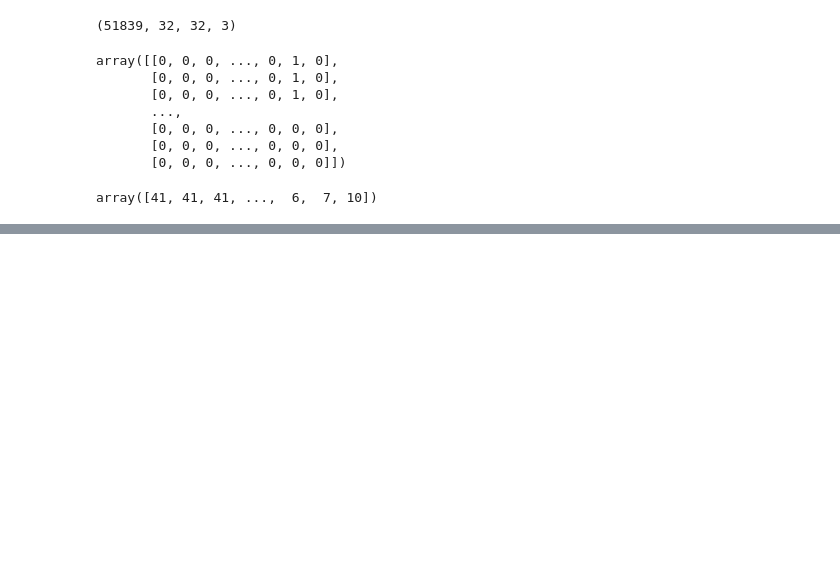
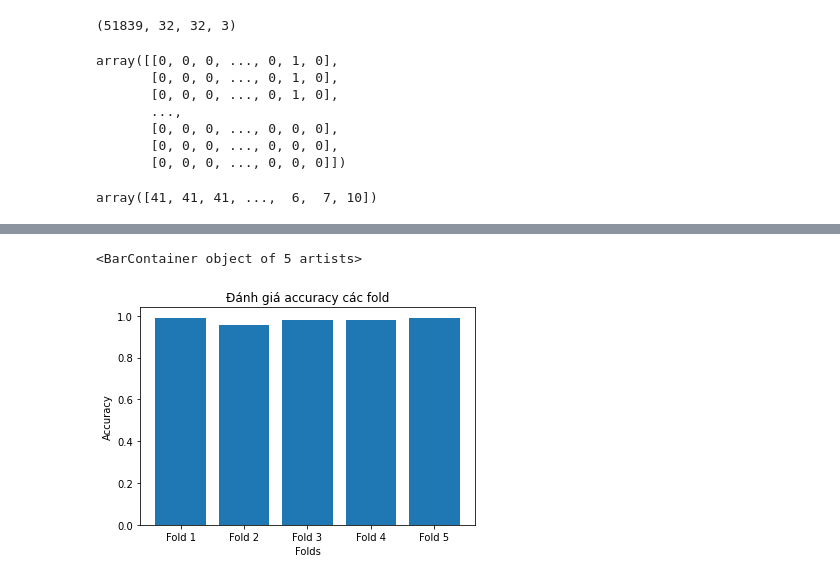
Before and after one commit to hoangdh1/TrafficSignClassification, a Jupyter notebook: TrafficSignClassification.ipynb, the cells around one changed output, grey strips where cells are left out. Cells and saved outputs as stored; diff of their text form; code cells hidden in the pictures; blank space fills up the shorter version.

```diff
--- a/TrafficSignClassification.ipynb
+++ b/TrafficSignClassification.ipynb
@@ -1839,9 +1878,12 @@ cd
 # %%
-np.save("accs",accs)
-np.save("precs",precs)
-np.save("recs",recs)
-np.save("f1s",f1s)
-imgs=np.load('/content/drive/MyDrive/Project1/imgs.npy')
+# np.save("accs", accs)
+# np.save("precs", precs)
+# np.save("recs", recs)
+# np.save("f1s", f1s)
+accs=np.load('/content/gdrive/MyDrive/BTL_ML/saved_model/model_final/accs.npy')
+precs=np.load('/content/gdrive/MyDrive/BTL_ML/saved_model/model_final/precs.npy')
+recs=np.load('/content/gdrive/MyDrive/BTL_ML/saved_model/model_final/recs.npy')
+f1s=np.load('/content/gdrive/MyDrive/BTL_ML/saved_model/model_final/f1s.npy')
 # %%
 # In kết quả tổng thể
 print('* Chi tiết các fold')
@@ -1852,0 +1904,10 @@ print(f'> Accuracy: {np.mean(accs)} (Độ lệch +- {np.std(accs)}), Precision:
+# %%
+folds = ['Fold 1', 'Fold 2', 'Fold 3', 'Fold 4', 'Fold 5']
+plt.title("Đánh giá accuracy các fold")
+plt.xlabel('Folds')
+plt.ylabel('Accuracy')
+plt.bar(folds, accs)
+# plt.savefig('accs.png')
+# %% [output]
+<BarContainer object of 5 artists>
+[figure, added]
```
Also changed, not shown: parts of 57 cells of this notebook.
